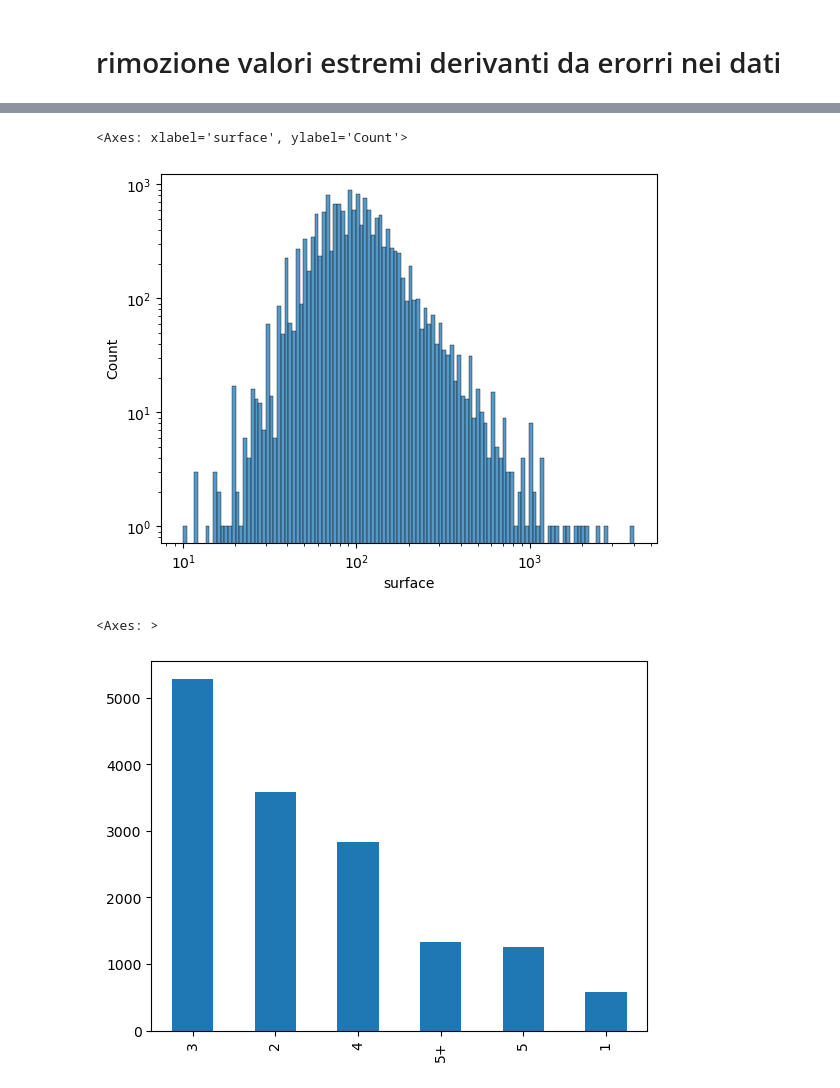
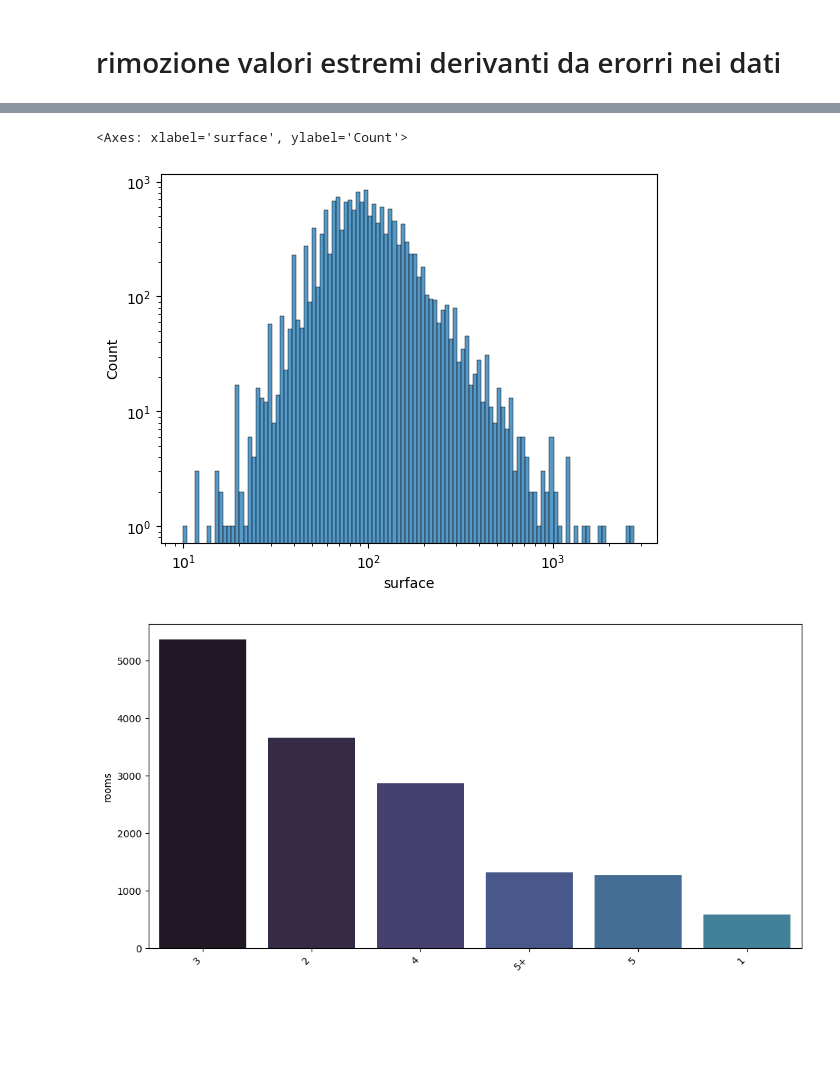
Before and after one commit to Raffozor/RomeHousePrice, a Jupyter notebook: notebooks/data_exploration_1.ipynb, the cells around one changed output, grey strips where cells are left out. Cells and saved outputs as stored; diff of their text form; code cells hidden in the pictures; blank space fills up the shorter version.

```diff
--- a/notebooks/data_exploration_1.ipynb
+++ b/notebooks/data_exploration_1.ipynb
@@ -81,5 +82,5 @@ df.nlargest(10, 'price', keep='first')
 # %%
-df = df[df['price']<=15000000]
+df = df[df['price']<=10000000]
 # %%
 df.nlargest(10, 'surface', keep='first')
 # %% [output]
@@ -155,12 +161,16 @@ sns.histplot(x=df1['buildingYear'],binwidth=15, discrete=False, log_scale=[False
 sns.histplot(x=df1['surface'],discrete=False, log_scale=[True,True])
 # %% [output]
 <Axes: xlabel='surface', ylabel='Count'>
-[figure, old version]
+[figure, new version]
 # %%
-df1['rooms'].value_counts().plot(kind='bar')
+# df1['rooms'].value_counts().plot(kind='bar')
+rooms = df1['rooms'].value_counts().to_frame()
+fig, ax = plt.subplots(figsize=(12, 6))
+sns.barplot(x=rooms.index, y=rooms.rooms, palette=sns.color_palette("mako", n_colors=len(rooms) + 4), ax=ax)
+ax.set_xticklabels(ax.get_xticklabels(), rotation=45, horizontalalignment='right')
+plt.show()
 # %% [output]
-<Axes: >
-[figure, old version]
+[figure, new version]
 # %%
 df1['bathrooms'].value_counts().plot(kind='bar')
 # %% [output]
```
Also changed, not shown: parts of 16 cells of this notebook, 13 other files.
